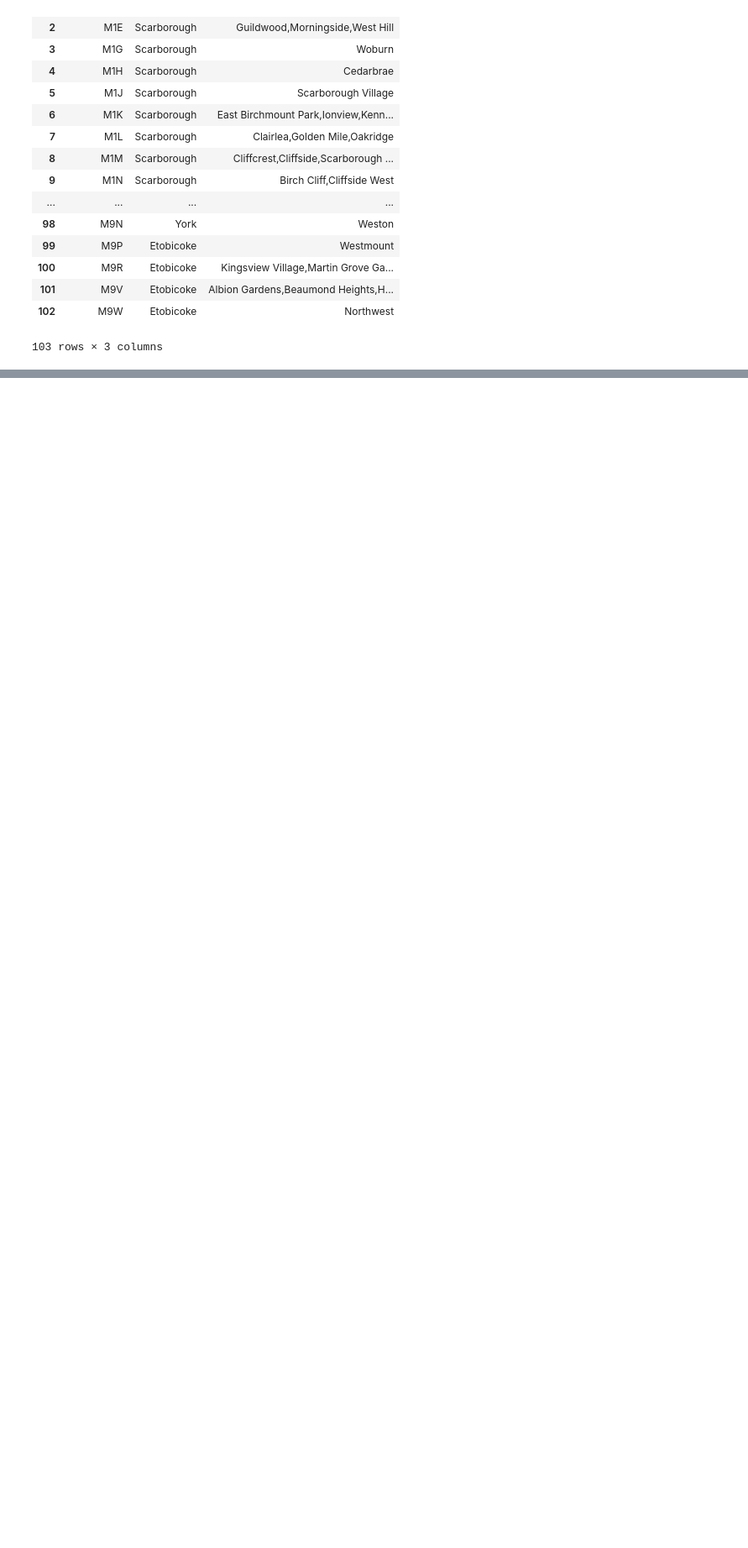
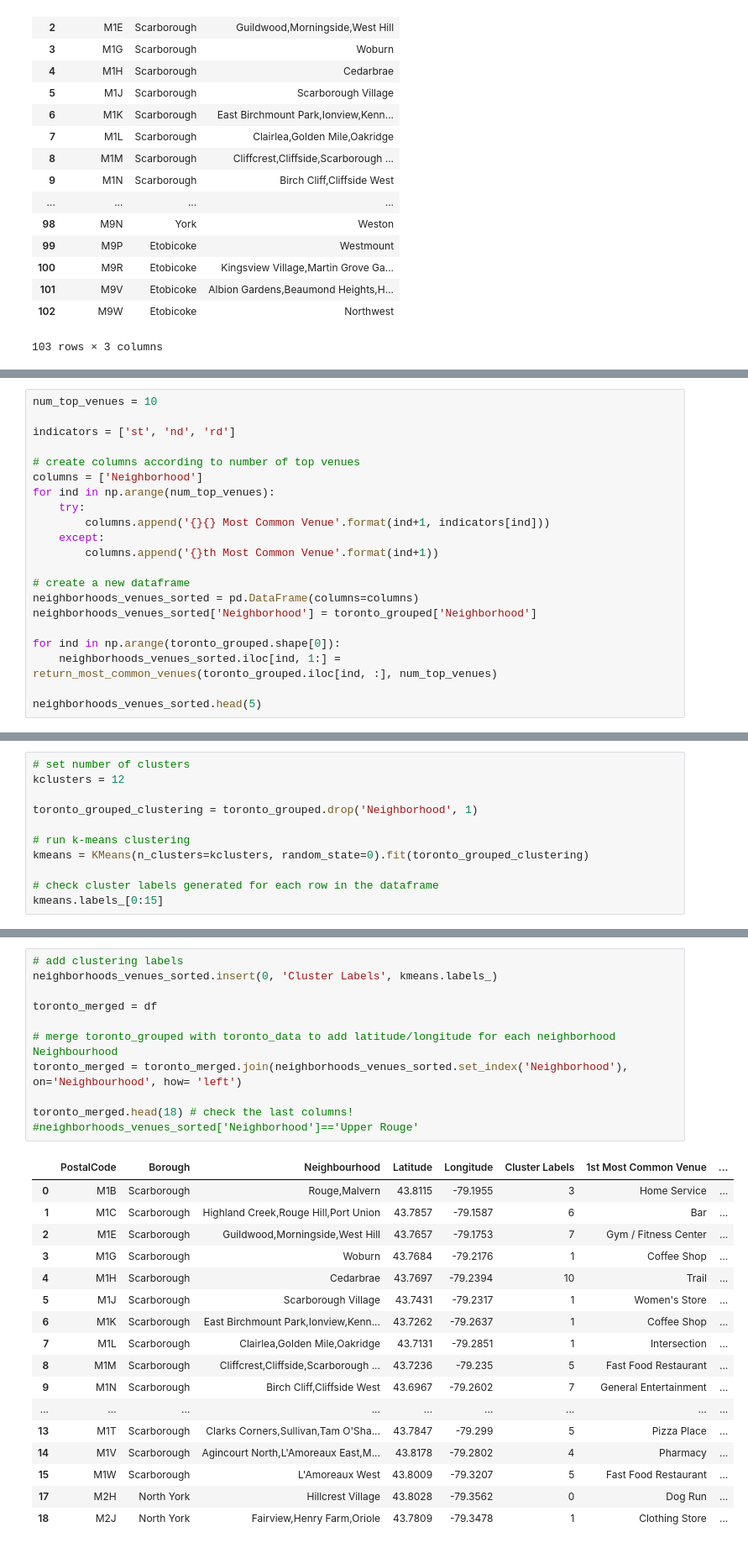
Before and after one commit to joshyro/Coursera_Capstone, a Jupyter notebook: Capstone_Project.ipynb, the cells around one changed output, grey strips where cells are left out. Shown: that part at 84% size. Drawn from its saved outputs; the diff is of its cells as text; blank space fills up the shorter version.

```diff
--- a/Capstone_Project.ipynb
+++ b/Capstone_Project.ipynb
@@ -159,0 +458,21 @@ df.shape
+# %%
+num_top_venues = 10
+
+indicators = ['st', 'nd', 'rd']
+
+# create columns according to number of top venues
+columns = ['Neighborhood']
+for ind in np.arange(num_top_venues):
+    try:
+        columns.append('{}{} Most Common Venue'.format(ind+1, indicators[ind]))
+    except:
+        columns.append('{}th Most Common Venue'.format(ind+1))
+
+# create a new dataframe
+neighborhoods_venues_sorted = pd.DataFrame(columns=columns)
+neighborhoods_venues_sorted['Neighborhood'] = toronto_grouped['Neighborhood']
+
+for ind in np.arange(toronto_grouped.shape[0]):
+    neighborhoods_venues_sorted.iloc[ind, 1:] = return_most_common_venues(toronto_grouped.iloc[ind, :], num_top_venues)
+
+neighborhoods_venues_sorted.head(5)
@@ -159,0 +509,11 @@ df.shape
+# %%
+# set number of clusters
+kclusters = 12
+
+toronto_grouped_clustering = toronto_grouped.drop('Neighborhood', 1)
+
+# run k-means clustering
+kmeans = KMeans(n_clusters=kclusters, random_state=0).fit(toronto_grouped_clustering)
+
+# check cluster labels generated for each row in the dataframe
+kmeans.labels_[0:15]
@@ -159,0 +529,29 @@ df.shape
+# %%
+# add clustering labels
+neighborhoods_venues_sorted.insert(0, 'Cluster Labels', kmeans.labels_)
+
+toronto_merged = df
+
+# merge toronto_grouped with toronto_data to add latitude/longitude for each neighborhood Neighbourhood
+toronto_merged = toronto_merged.join(neighborhoods_venues_sorted.set_index('Neighborhood'), on='Neighbourhood', how= 'left')
+
+toronto_merged.head(18) # check the last columns!
+#neighborhoods_venues_sorted['Neighborhood']=='Upper Rouge'
+# %% [output]
+|  | PostalCode | Borough | Neighbourhood | Latitude | Longitude | Cluster Labels | 1st Most Common Venue | ... |
+| 0 | M1B | Scarborough | Rouge,Malvern | 43.8115 | -79.1955 | 3 | Home Service | ... |
+| 1 | M1C | Scarborough | Highland Creek,Rouge Hill,Port Union | 43.7857 | -79.1587 | 6 | Bar | ... |
+| 2 | M1E | Scarborough | Guildwood,Morningside,West Hill | 43.7657 | -79.1753 | 7 | Gym / Fitness Center | ... |
+| 3 | M1G | Scarborough | Woburn | 43.7684 | -79.2176 | 1 | Coffee Shop | ... |
+| 4 | M1H | Scarborough | Cedarbrae | 43.7697 | -79.2394 | 10 | Trail | ... |
+| 5 | M1J | Scarborough | Scarborough Village | 43.7431 | -79.2317 | 1 | Women's Store | ... |
+| 6 | M1K | Scarborough | East Birchmount Park,Ionview,Kenn... | 43.7262 | -79.2637 | 1 | Coffee Shop | ... |
+| 7 | M1L | Scarborough | Clairlea,Golden Mile,Oakridge | 43.7131 | -79.2851 | 1 | Intersection | ... |
+| 8 | M1M | Scarborough | Cliffcrest,Cliffside,Scarborough ... | 43.7236 | -79.235 | 5 | Fast Food Restaurant | ... |
+| 9 | M1N | Scarborough | Birch Cliff,Cliffside West | 43.6967 | -79.2602 | 7 | General Entertainment | ... |
+| ... | ... | ... | ... | ... | ... | ... | ... | ... |
+| 13 | M1T | Scarborough | Clarks Corners,Sullivan,Tam O'Sha... | 43.7847 | -79.299 | 5 | Pizza Place | ... |
+| 14 | M1V | Scarborough | Agincourt North,L'Amoreaux East,M... | 43.8178 | -79.2802 | 4 | Pharmacy | ... |
+| 15 | M1W | Scarborough | L'Amoreaux West | 43.8009 | -79.3207 | 5 | Fast Food Restaurant | ... |
+| 17 | M2H | North York | Hillcrest Village | 43.8028 | -79.3562 | 0 | Dog Run | ... |
+| 18 | M2J | North York | Fairview,Henry Farm,Oriole | 43.7809 | -79.3478 | 1 | Clothing Store | ... |
```
Also changed, not shown: parts of 34 cells of this notebook.
